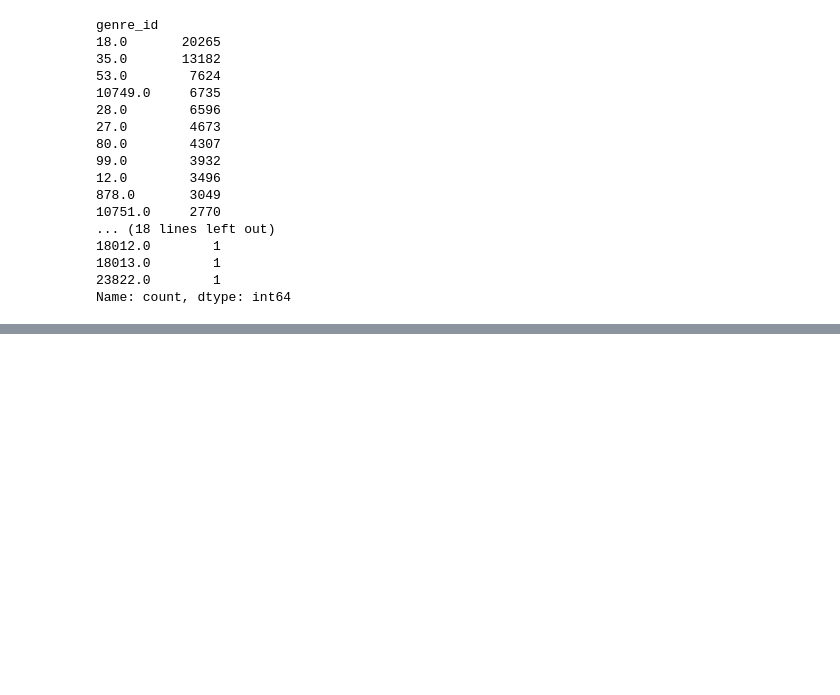
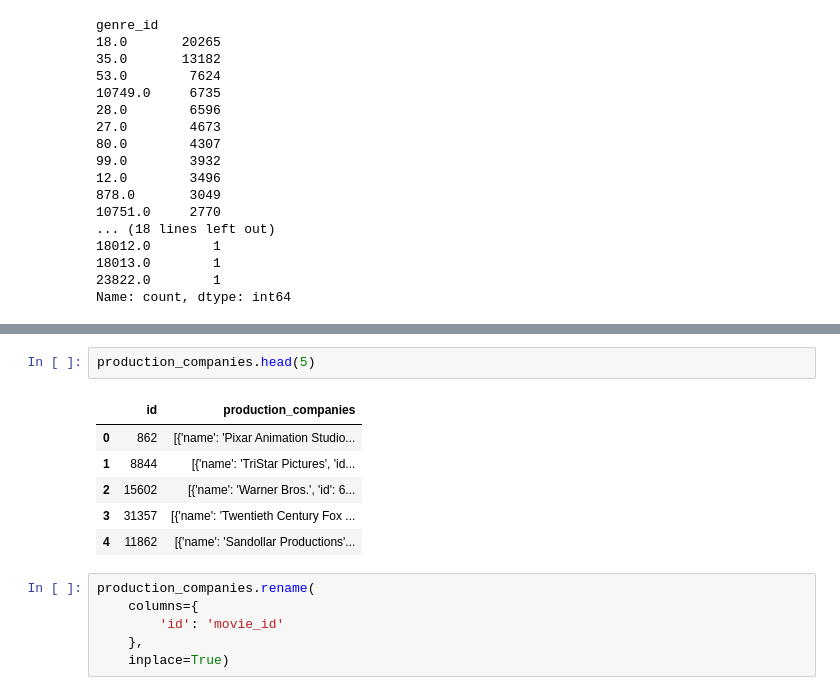
Before and after one commit to FranciscoHugoLezik/MLOps_Movies, a Jupyter notebook: notebooks/ETL.ipynb, the cells around one changed output, grey strips where cells are left out. Drawn from its saved outputs; the diff is of its cells as text; blank space fills up the shorter version.

```diff
--- a/notebooks/ETL.ipynb
+++ b/notebooks/ETL.ipynb
@@ -297,0 +314,15 @@ Name: count, dtype: int64
+# %%
+production_companies.head(5)
+# %% [output]
+|  | id | production_companies |
+| 0 | 862 | [{'name': 'Pixar Animation Studio... |
+| 1 | 8844 | [{'name': 'TriStar Pictures', 'id... |
+| 2 | 15602 | [{'name': 'Warner Bros.', 'id': 6... |
+| 3 | 31357 | [{'name': 'Twentieth Century Fox ... |
+| 4 | 11862 | [{'name': 'Sandollar Productions'... |
+# %%
+production_companies.rename(
+    columns={
+        'id': 'movie_id'
+    },
+    inplace=True)
```
Also changed, not shown: parts of 10 cells of this notebook.
